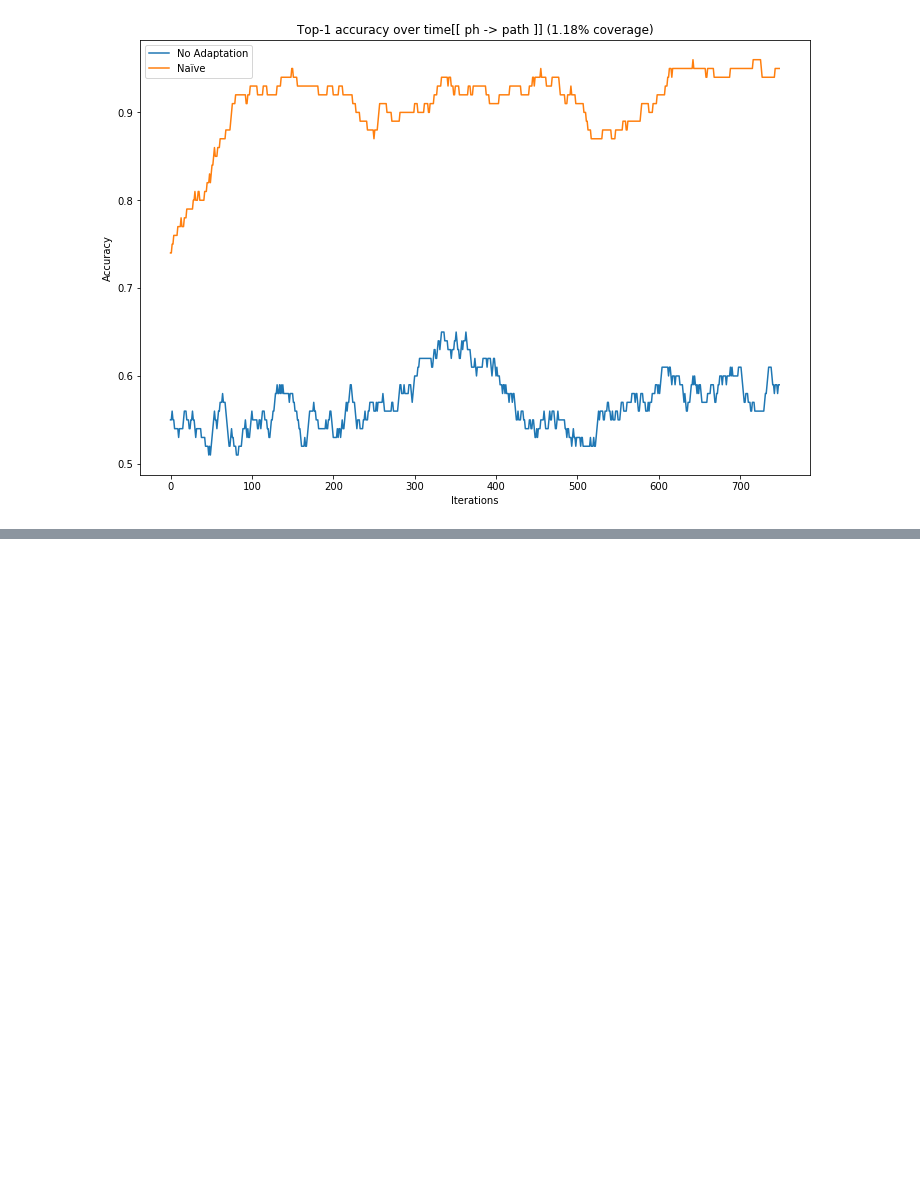
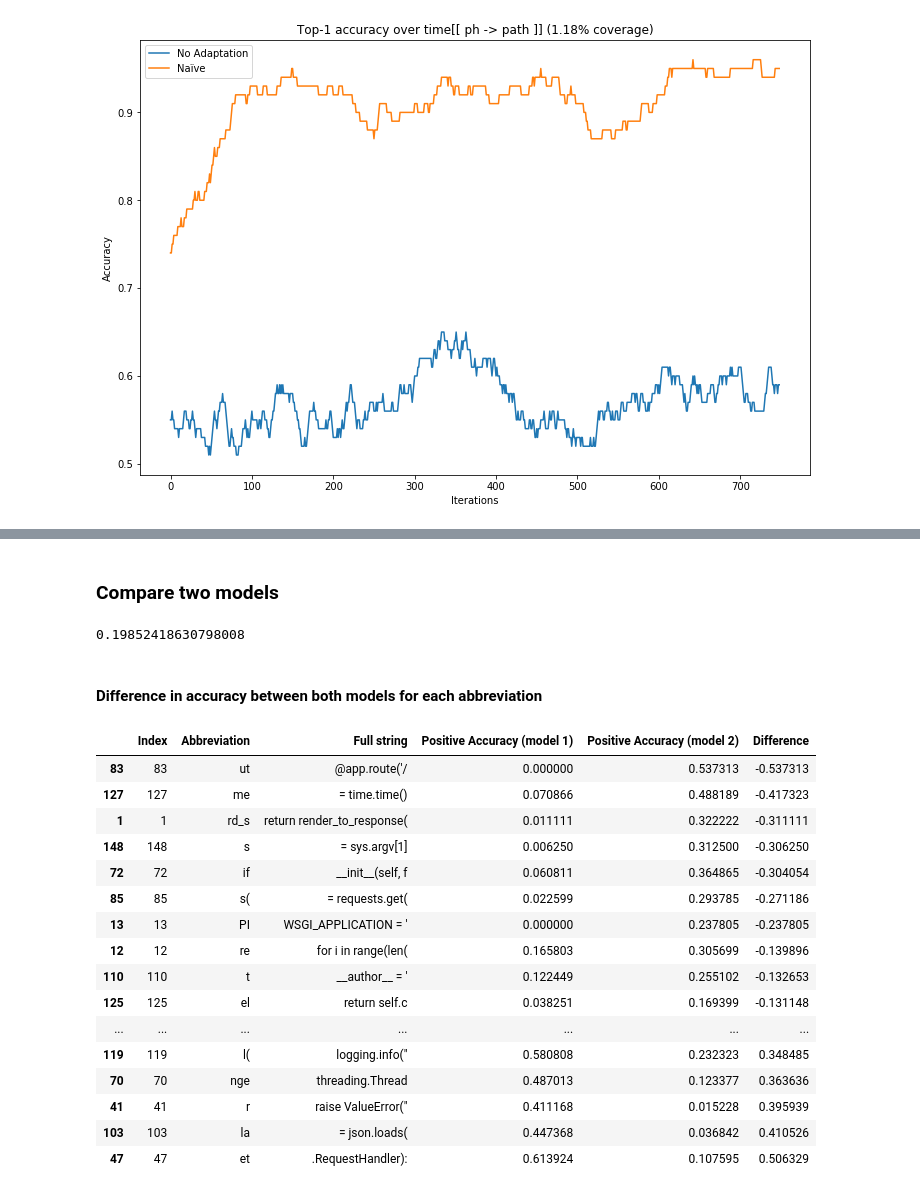
Before and after one commit to gpoesia/magicomplete, a Jupyter notebook: ConadComplete.ipynb, the cells around one changed output, grey strips where cells are left out. Drawn from its saved outputs; the diff is of its cells as text; code cells hidden in the pictures; blank space fills up the shorter version.

```diff
--- a/ConadComplete.ipynb
+++ b/ConadComplete.ipynb
@@ -372,0 +561,50 @@ plot_accuracy_by_convention(CONVENTION_ID, 100)
+# %% [markdown]
+### Compare two models
+# %%
+(evaluator1, learner1) = ('LearnEvalIterate', 'StepUntilCorrect(lr=0.1, max=16, extra=2, data_augmentation=only_short, reheasal_examples=0)')
+(evaluator2, learner2) = ('LearnEvalIterate', 'StepUntilCorrect(lr=0.1, max=32, extra=2, data_augmentation=no, reheasal_examples=0)')
+
+result1 = [r for r in results if (r['evaluator'], r['learner']) == (evaluator1, learner1)][0]['results']
+result2 = [r for r in results if (r['evaluator'], r['learner']) == (evaluator2, learner2)][0]['results']
+# %%
+result2['accuracy_positive']
+# %% [output]
+0.19852418630798008
+# %% [markdown]
+#### Difference in accuracy between both models for each abbreviation
+# %%
+SORT_BY='Difference'
+
+accuracy_by_abbreviation = list(zip(oneshot_dataset,
+                                    result1['per_example_accuracy_positive'],
+                                    result2['per_example_accuracy_positive']))
+
+pd.DataFrame([
+    (i,
+     abbrev['abbreviation'],
+     abbrev['string'],
+     acc1,
+     acc2,
+     acc1 - acc2)
+    for (i, (abbrev, acc1, acc2)) in enumerate(accuracy_by_abbreviation)
+],
+    columns=('Index', 'Abbreviation', 'Full string', 'Positive Accuracy (model 1)', 'Positive Accuracy (model 2)', 'Difference'),
+).sort_values(SORT_BY)
+# %% [output]
+|  | Index | Abbreviation | Full string | Positive Accuracy (model 1) | Positive Accuracy (model 2) | Difference |
+| 83 | 83 | ut | @app.route('/ | 0.000000 | 0.537313 | -0.537313 |
+| 127 | 127 | me | = time.time() | 0.070866 | 0.488189 | -0.417323 |
+| 1 | 1 | rd_s | return render_to_response( | 0.011111 | 0.322222 | -0.311111 |
+| 148 | 148 | s | = sys.argv[1] | 0.006250 | 0.312500 | -0.306250 |
+| 72 | 72 | if | __init__(self, f | 0.060811 | 0.364865 | -0.304054 |
+| 85 | 85 | s( | = requests.get( | 0.022599 | 0.293785 | -0.271186 |
+| 13 | 13 | PI | WSGI_APPLICATION = ' | 0.000000 | 0.237805 | -0.237805 |
+| 12 | 12 | re | for i in range(len( | 0.165803 | 0.305699 | -0.139896 |
+| 110 | 110 | t | __author__ = ' | 0.122449 | 0.255102 | -0.132653 |
+| 125 | 125 | el | return self.c | 0.038251 | 0.169399 | -0.131148 |
+| ... | ... | ... | ... | ... | ... | ... |
+| 119 | 119 | l( | logging.info(" | 0.580808 | 0.232323 | 0.348485 |
+| 70 | 70 | nge | threading.Thread | 0.487013 | 0.123377 | 0.363636 |
+| 41 | 41 | r | raise ValueError(" | 0.411168 | 0.015228 | 0.395939 |
+| 103 | 103 | la | = json.loads( | 0.447368 | 0.036842 | 0.410526 |
+| 47 | 47 | et | .RequestHandler): | 0.613924 | 0.107595 | 0.506329 |
```
Also changed, not shown: parts of 17 cells of this notebook.
